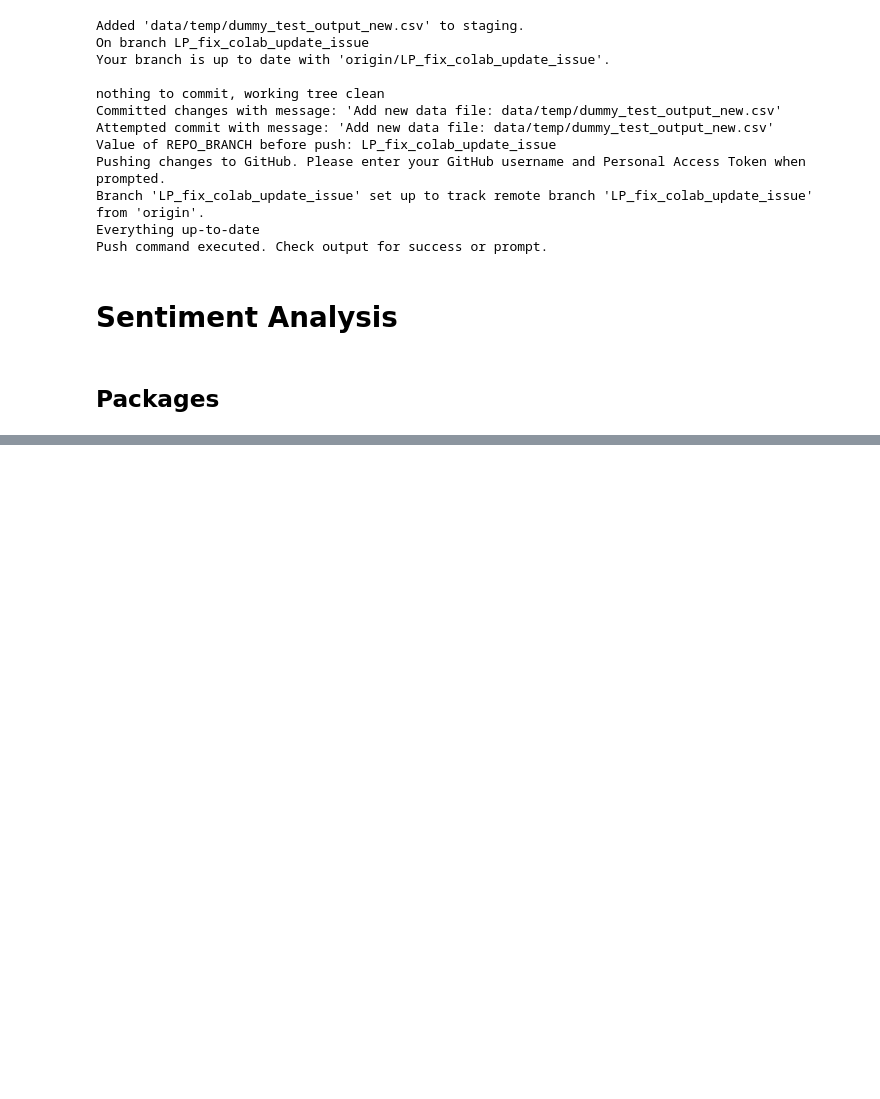
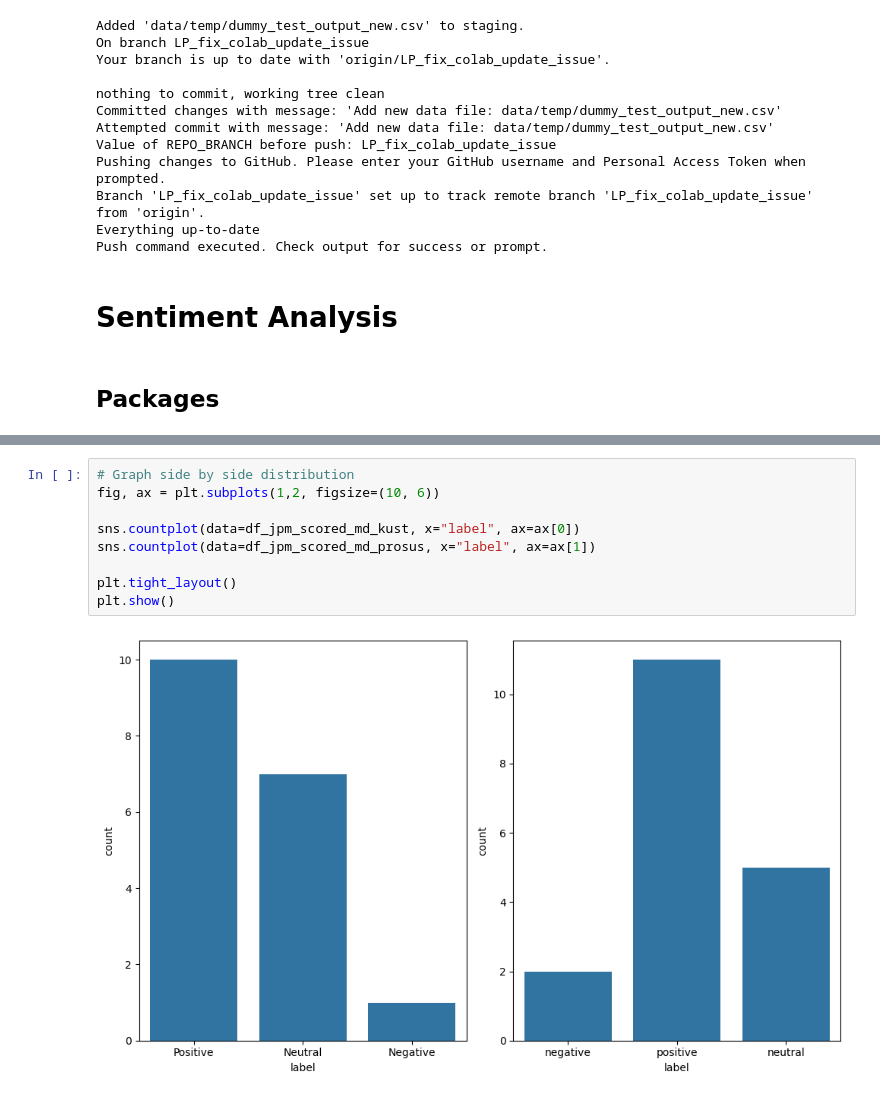
Before and after one commit to EErlando/Quarterly-Bytes, a Jupyter notebook: notebooks/2_exploratory_data_analysis/JKW_Sentiment_Analysis.ipynb, the cells around one changed output, grey strips where cells are left out. Drawn from its saved outputs; the diff is of its cells as text; blank space fills up the shorter version.

```diff
--- a/notebooks/2_exploratory_data_analysis/JKW_Sentiment_Analysis.ipynb
+++ b/notebooks/2_exploratory_data_analysis/JKW_Sentiment_Analysis.ipynb
@@ -182,0 +879,11 @@ warnings.filterwarnings("ignore")
+# %%
+# Graph side by side distribution
+fig, ax = plt.subplots(1,2, figsize=(10, 6))
+
+sns.countplot(data=df_jpm_scored_md_kust, x="label", ax=ax[0])
+sns.countplot(data=df_jpm_scored_md_prosus, x="label", ax=ax[1])
+
+plt.tight_layout()
+plt.show()
+# %% [output]
+[figure, added]
```
Also changed, not shown: parts of 76 cells of this notebook.
